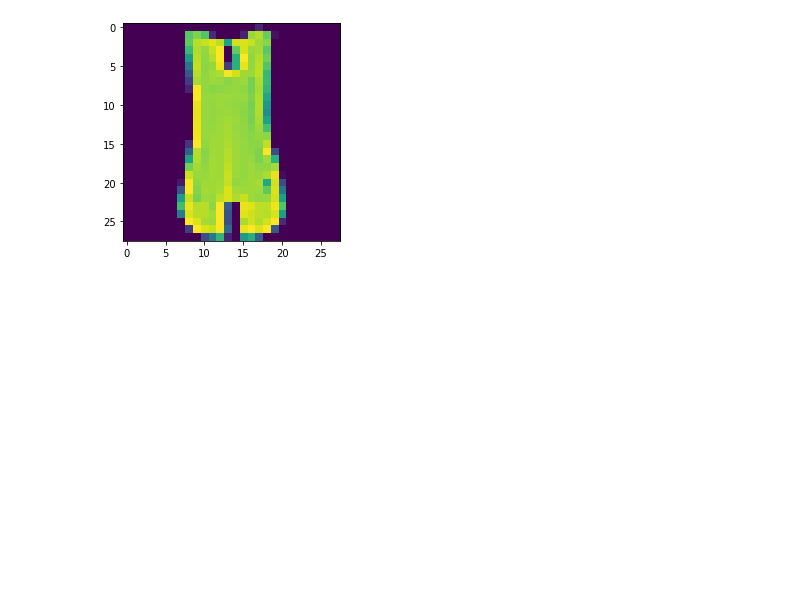
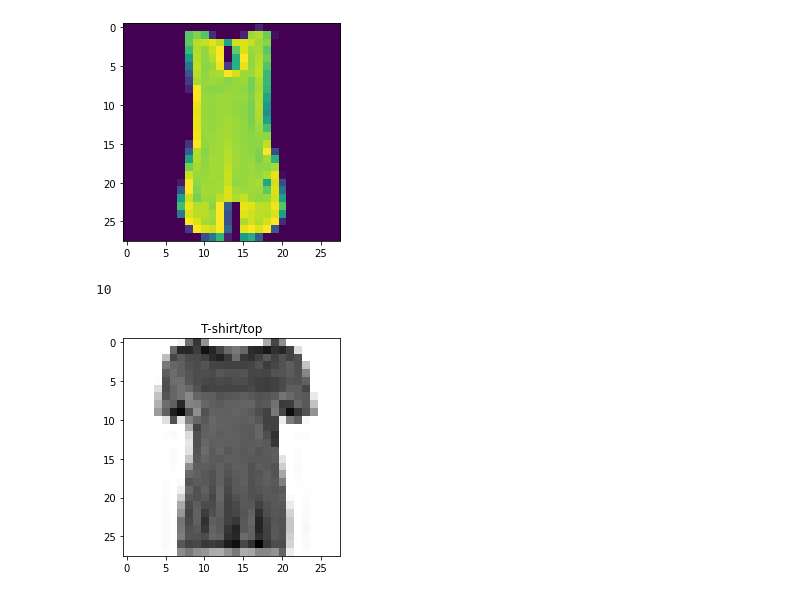
Before and after one commit to choton654/tenserflow-deep-learning, a Jupyter notebook: neural_network_classification_tenserflow.ipynb, the cells around one changed output. Drawn from its saved outputs; the diff is of its cells as text; code cells hidden in the pictures; blank space fills up the shorter version.

```diff
--- a/neural_network_classification_tenserflow.ipynb
+++ b/neural_network_classification_tenserflow.ipynb
@@ -727,3 +727,17 @@ plt.imshow(train_data[4]), train_label[4]
 # %% [output]
 (<matplotlib.image.AxesImage at 0x...>, 0)
 [figure]
+# %%
+class_names = ['T-shirt/top', 'Trouser', 'Pullover', 'Dress', 'Coat',
+               'Sandal', 'Shirt', 'Sneaker', 'Bag', 'Ankle boot']
+
+len(class_names)
+# %% [output]
+10
+# %%
+image_idx = 10
+
+plt.imshow(train_data[image_idx], cmap=plt.cm.binary) # change the colours to black & white
+plt.title(class_names[train_label[image_idx]]);
+# %% [output]
+[figure, added]
```
Also changed, not shown: parts of 45 cells of this notebook.
